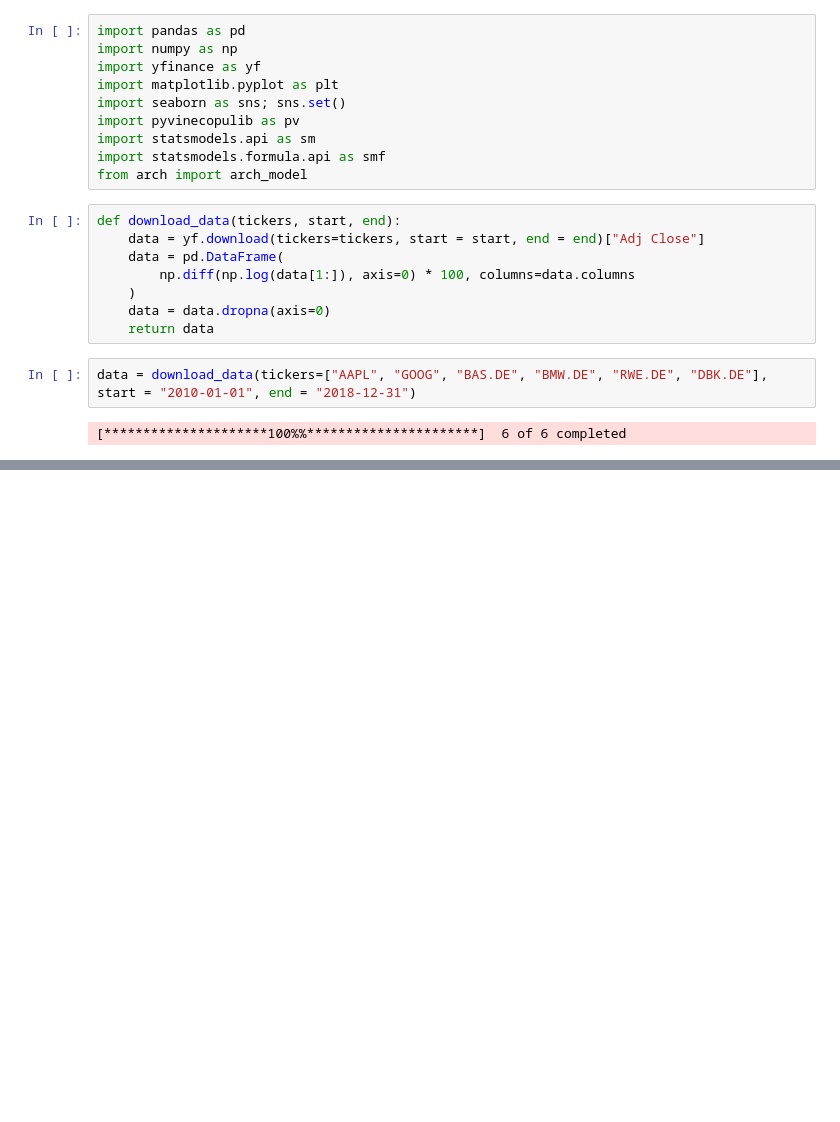
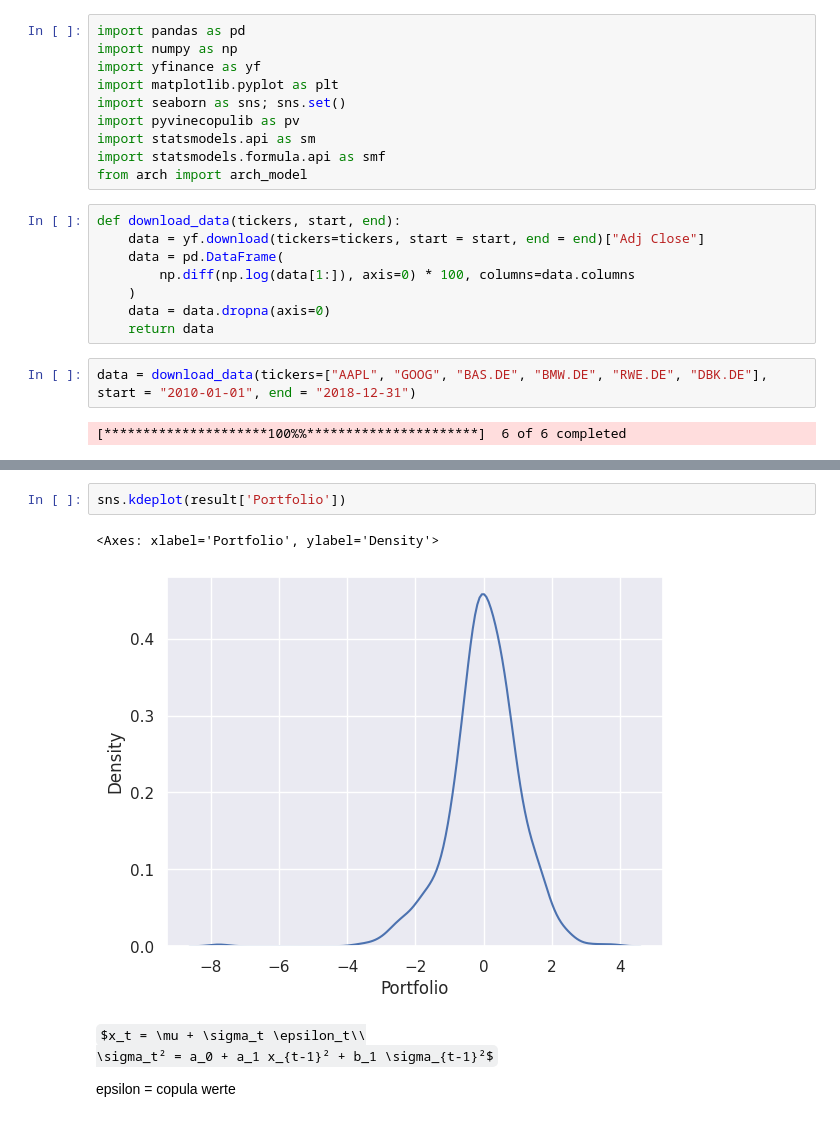
Before and after one commit to memlein/Copula-GARCH-for-Value-at-Risk-Prediction, a Jupyter notebook: VaR.ipynb, the cells around one changed output, grey strips where cells are left out. Drawn from its saved outputs; the diff is of its cells as text; some formulas as TeX source; blank space fills up the shorter version.

```diff
--- a/VaR.ipynb
+++ b/VaR.ipynb
@@ -396,0 +160,10 @@ pd.DataFrame([pf_actual, pf_forecasts]).T.plot();
+# %%
+sns.kdeplot(result['Portfolio'])
+# %% [output]
+<Axes: xlabel='Portfolio', ylabel='Density'>
+[figure, added]
+# %% [markdown]
+$x_t = \mu + \sigma_t \epsilon_t\\
+\sigma_t² = a_0 + a_1 x_{t-1}² + b_1 \sigma_{t-1}²$
+
+epsilon = copula werte
```
Also changed, not shown: parts of 72 cells of this notebook.
